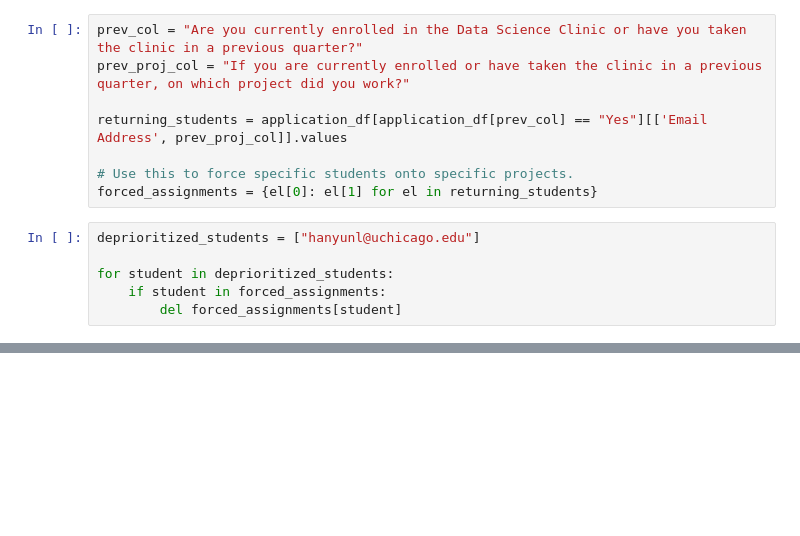
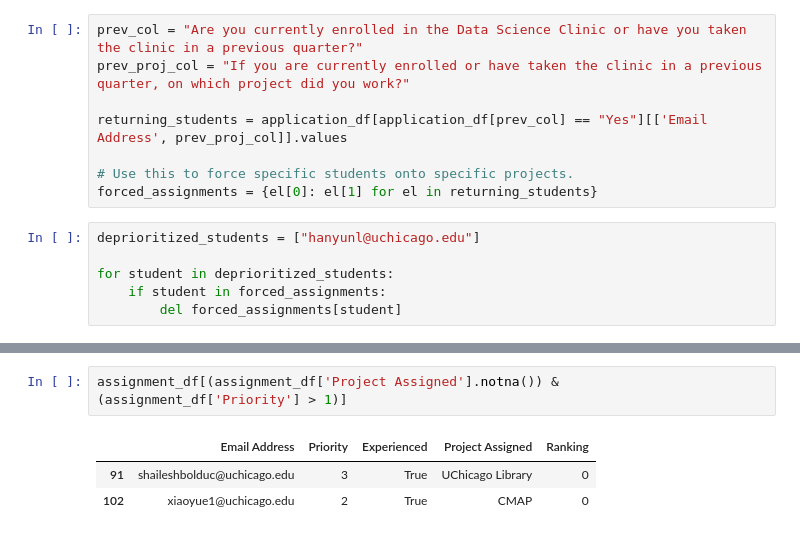
Before and after one commit to dsi-clinic/the-clinic, a Jupyter notebook: admin/matching/notebooks/matching.ipynb, the cells around one changed output, grey strips where cells are left out. Drawn from its saved outputs; the diff is of its cells as text; blank space fills up the shorter version.

```diff
--- a/admin/matching/notebooks/matching.ipynb
+++ b/admin/matching/notebooks/matching.ipynb
@@ -247,0 +223,6 @@ assignment_df[(assignment_df['Priority'] == 1) & (assignment_df['Project Assigne
+# %%
+assignment_df[(assignment_df['Project Assigned'].notna()) & (assignment_df['Priority'] > 1)]
+# %% [output]
+|  | Email Address | Priority | Experienced | Project Assigned | Ranking |
+| 91 | shaileshbolduc@uchicago.edu | 3 | True | UChicago Library | 0 |
+| 102 | xiaoyue1@uchicago.edu | 2 | True | CMAP | 0 |
```
Also changed, not shown: parts of 7 cells of this notebook, 1 other file.
